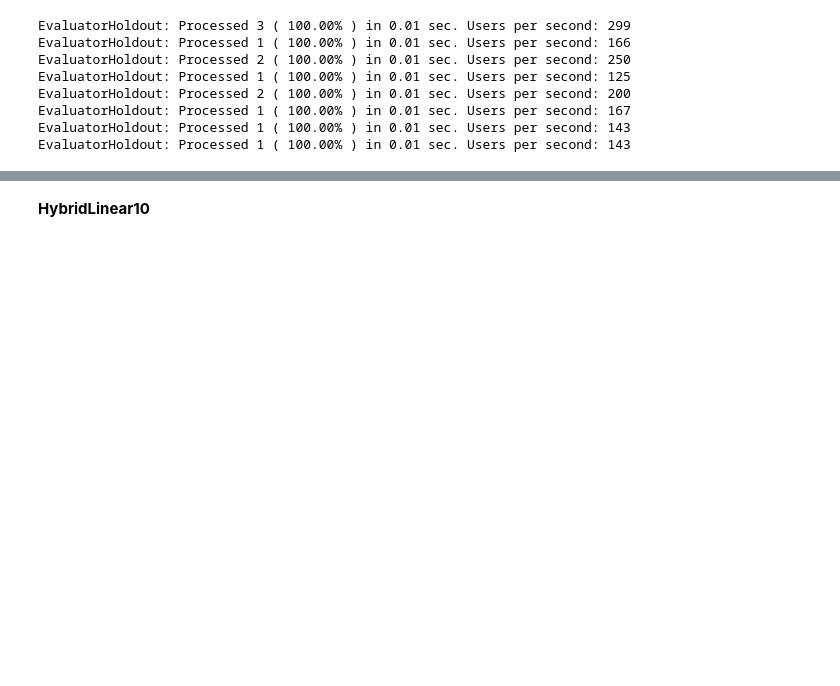
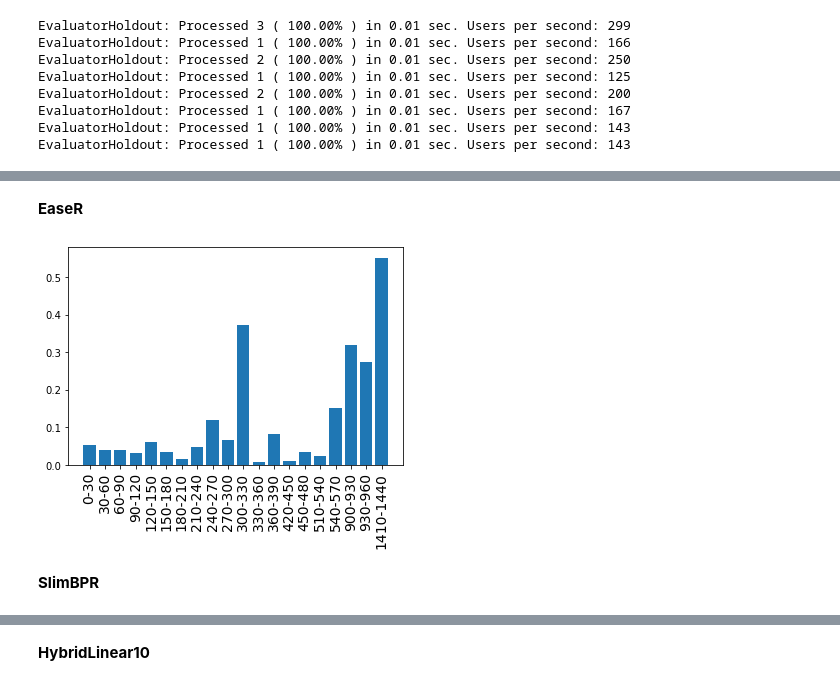
Before and after one commit to fcolombo7/RecSys-2020, a Jupyter notebook: user_analysis.ipynb, the cells around one changed output, grey strips where cells are left out. Drawn from its saved outputs; the diff is of its cells as text; code cells hidden in the pictures; blank space fills up the shorter version.

```diff
--- a/user_analysis.ipynb
+++ b/user_analysis.ipynb
@@ -470,3 +528,7 @@ EvaluatorHoldout: Processed 2 ( 100.00% ) in 0.01 sec. Users per second: 200
 EvaluatorHoldout: Processed 1 ( 100.00% ) in 0.01 sec. Users per second: 167
 EvaluatorHoldout: Processed 1 ( 100.00% ) in 0.01 sec. Users per second: 143
 EvaluatorHoldout: Processed 1 ( 100.00% ) in 0.01 sec. Users per second: 143
+# %%
+from EASE_R.EASE_R_Recommender import EASE_R_Recommender
+easeR = EASE_R_Recommender(URM_train)
+easeR.fit(topK=150, l2_norm=7439102.268334861)
@@ -472,0 +541,3 @@ EvaluatorHoldout: Processed 1 ( 100.00% ) in 0.01 sec. Users per second: 143
+# %%
+list_er=compute_map_per_range(easeR, URM_test, range_size=30)
+x_er,y_er,_ = frame_to_plot(list_er)
@@ -472,0 +566,8 @@ EvaluatorHoldout: Processed 1 ( 100.00% ) in 0.01 sec. Users per second: 143
+# %% [markdown]
+**EaseR**
+# %%
+plot_frame(x_er, y_er)
+# %% [output]
+[figure, added]
+# %% [markdown]
+**SlimBPR**
```
Also changed, not shown: parts of 21 cells of this notebook.
